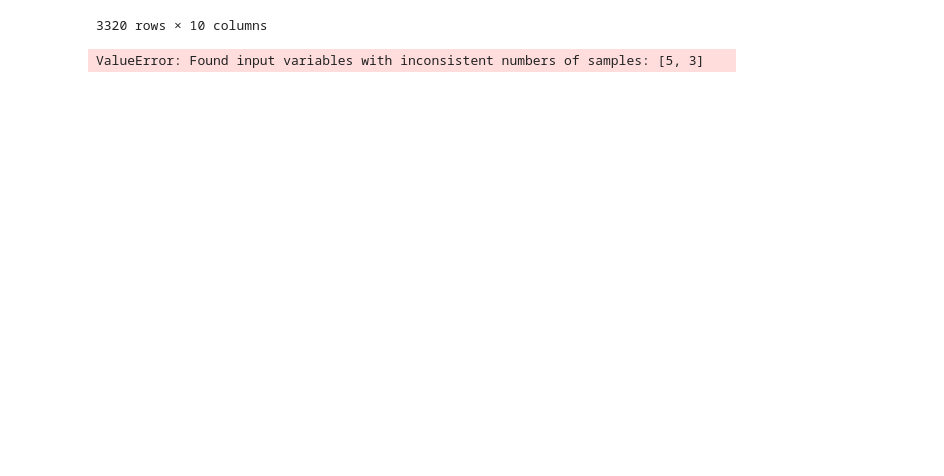
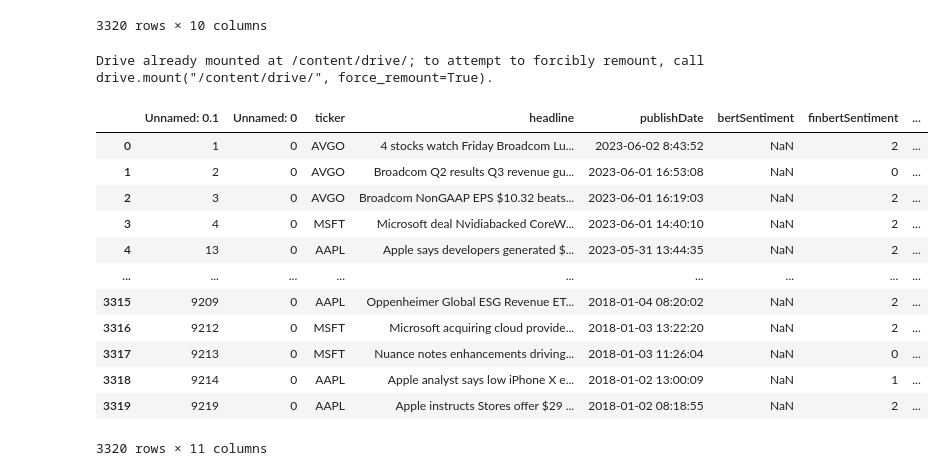
Before and after one commit to fedor44/paper10_sentiment_analysis, a Jupyter notebook: Untitled70.ipynb, the cells around one changed output. Drawn from its saved outputs; the diff is of its cells as text; code cells hidden in the pictures; blank space fills up the shorter version.

Commit message:
Colaboratory를 통해 생성됨

```diff
--- a/Untitled70.ipynb
+++ b/Untitled70.ipynb
@@ -288,52 +288,25 @@ See the caveats in the documentation: https://pandas.pydata.org/pandas-docs/stab
 # %%
 #중간저장
 filtered_data.to_csv('/content/drive/MyDrive/paper/news/finbert_ok.csv')
-# %%
-from transformers import BertTokenizer, BertModel
-import torch
-import numpy as np
-from sklearn.linear_model import LogisticRegression
-
-tokenizer = BertTokenizer.from_pretrained('bert-base-uncased')
-model = BertModel.from_pretrained('bert-base-uncased')
-
-def get_bert_embeddings(sentences):
-    embeddings = []
-    for sentence in sentences:
-        inputs = tokenizer(sentence, return_tensors='pt', truncation=True, padding=True, max_length=512)
-        outputs = model(**inputs)
-        embeddings.append(outputs.last_hidden_state[:, 0, :].detach().numpy())
-    return np.vstack(embeddings)
-
-sentences = [
-    "According to Gran , the company has no plans to move all production to Russia , although that is where the company is growing .",
-    "For the last quarter of 2010 , Componenta 's net sales doubled to EUR131m from EUR76m for the same period a year earlier , while it moved to a zero pre-tax profit from a pre-tax loss of EUR7m .",
-    "Sales in Finland decreased by 10.5 % in January , while sales outside Finland dropped by 17 % .",
-    "Operating profit fell to EUR 35.4 mn from EUR 68.8 mn in 2007 , including vessel sales gain of EUR 12.3 mn .",
-    "Both operating profit and turnover for the nine-month period increased , respectively from EUR2 .4 m and EUR43 .8 m , as compared to the corresponding period a year ago ."
-]
-embeddings = get_bert_embeddings(sentences)
-
-labels = [0, 1, 2]  # 0: 긍정, 1: 부정, 2: 중립
-classifier = LogisticRegression(multi_class='multinomial', solver='lbfgs')
-classifier.fit(embeddings, labels)
-
-predictions = classifier.predict_proba(embeddings)
-predicted_classes = classifier.predict(embeddings)
-
-# 클래스별 가중치 설정 (긍정: 1, 부정: -1, 중립: 0)
-weights = torch.tensor([1.0, -1.0, 0.0])
-
-# 가중치를 활용해 각 예측에 대한 종합 감성 점수 계산
-sentiment_scores = torch.matmul(torch.tensor(predictions).float(), weights)
-
-# 감성 레이블 매핑
-sentiment_labels = {0: "Positive", 1: "Negative", 2: "Neutral"}
-
-# 감성 점수 및 레이블 출력
-for i, score in enumerate(sentiment_scores):
-    print(f"Sentence: '{sentences[i]}'")
-    print(f"Sentiment Score: {score.item()}")
-    print(f"Sentiment Label: {sentiment_labels[predicted_classes[i]]}\n")
-# %% [output]
-ValueError: Found input variables with inconsistent numbers of samples: [5, 3]
+# %%
+from google.colab import drive
+drive.mount('/content/drive/')
+import pandas as pd
+
+filtered_data = pd.read_csv('/content/drive/MyDrive/paper/news/finbert_ok.csv')
+filtered_data
+# %% [output]
+Drive already mounted at /content/drive/; to attempt to forcibly remount, call drive.mount("/content/drive/", force_remount=True).
+|  | Unnamed: 0.1 | Unnamed: 0 | ticker | headline | publishDate | bertSentiment | finbertSentiment | ... |
+| 0 | 1 | 0 | AVGO | 4 stocks watch Friday Broadcom Lu... | 2023-06-02 8:43:52 | NaN | 2 | ... |
+| 1 | 2 | 0 | AVGO | Broadcom Q2 results Q3 revenue gu... | 2023-06-01 16:53:08 | NaN | 0 | ... |
+| 2 | 3 | 0 | AVGO | Broadcom NonGAAP EPS $10.32 beats... | 2023-06-01 16:19:03 | NaN | 2 | ... |
+| 3 | 4 | 0 | MSFT | Microsoft deal Nvidiabacked CoreW... | 2023-06-01 14:40:10 | NaN | 2 | ... |
+| 4 | 13 | 0 | AAPL | Apple says developers generated $... | 2023-05-31 13:44:35 | NaN | 2 | ... |
+| ... | ... | ... | ... | ... | ... | ... | ... | ... |
+| 3315 | 9209 | 0 | AAPL | Oppenheimer Global ESG Revenue ET... | 2018-01-04 08:20:02 | NaN | 2 | ... |
+| 3316 | 9212 | 0 | MSFT | Microsoft acquiring cloud provide... | 2018-01-03 13:22:20 | NaN | 2 | ... |
+| 3317 | 9213 | 0 | MSFT | Nuance notes enhancements driving... | 2018-01-03 11:26:04 | NaN | 0 | ... |
+| 3318 | 9214 | 0 | AAPL | Apple analyst says low iPhone X e... | 2018-01-02 13:00:09 | NaN | 1 | ... |
+| 3319 | 9219 | 0 | AAPL | Apple instructs Stores offer $29 ... | 2018-01-02 08:18:55 | NaN | 2 | ... |
+3320 rows × 11 columns
```
Also changed, not shown: parts of 8 cells of this notebook.
